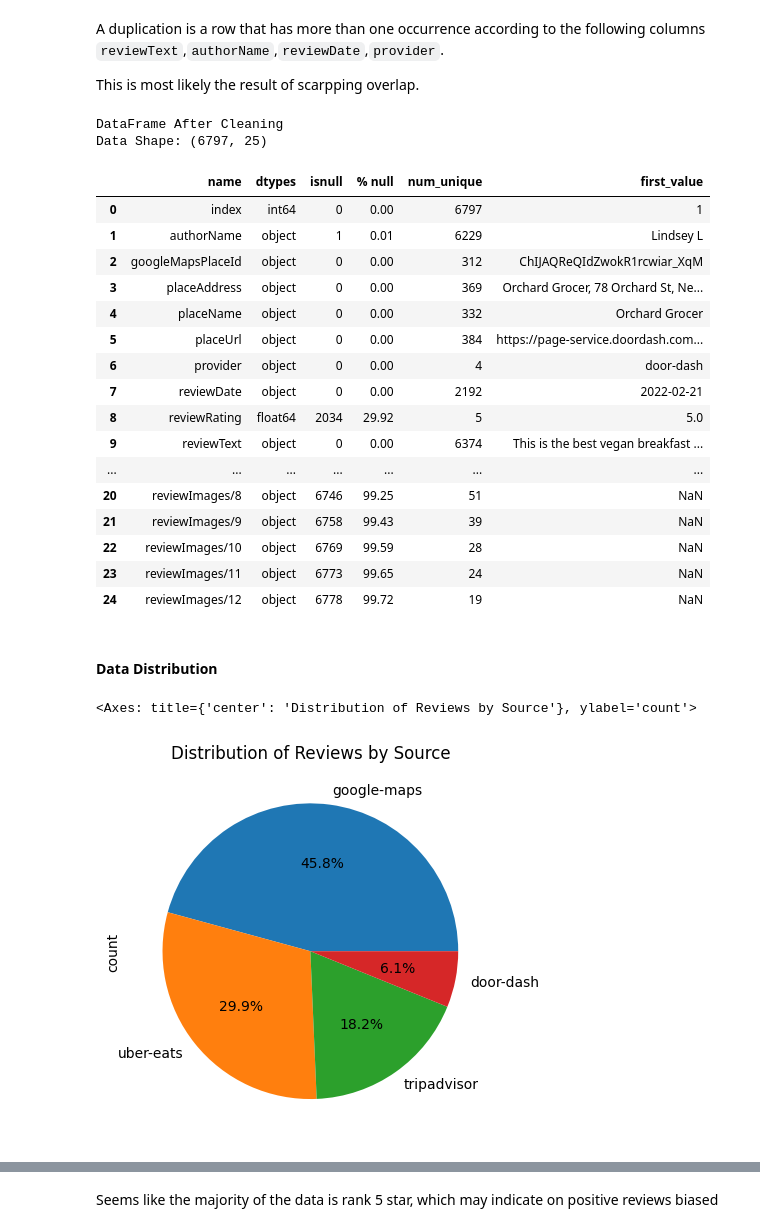
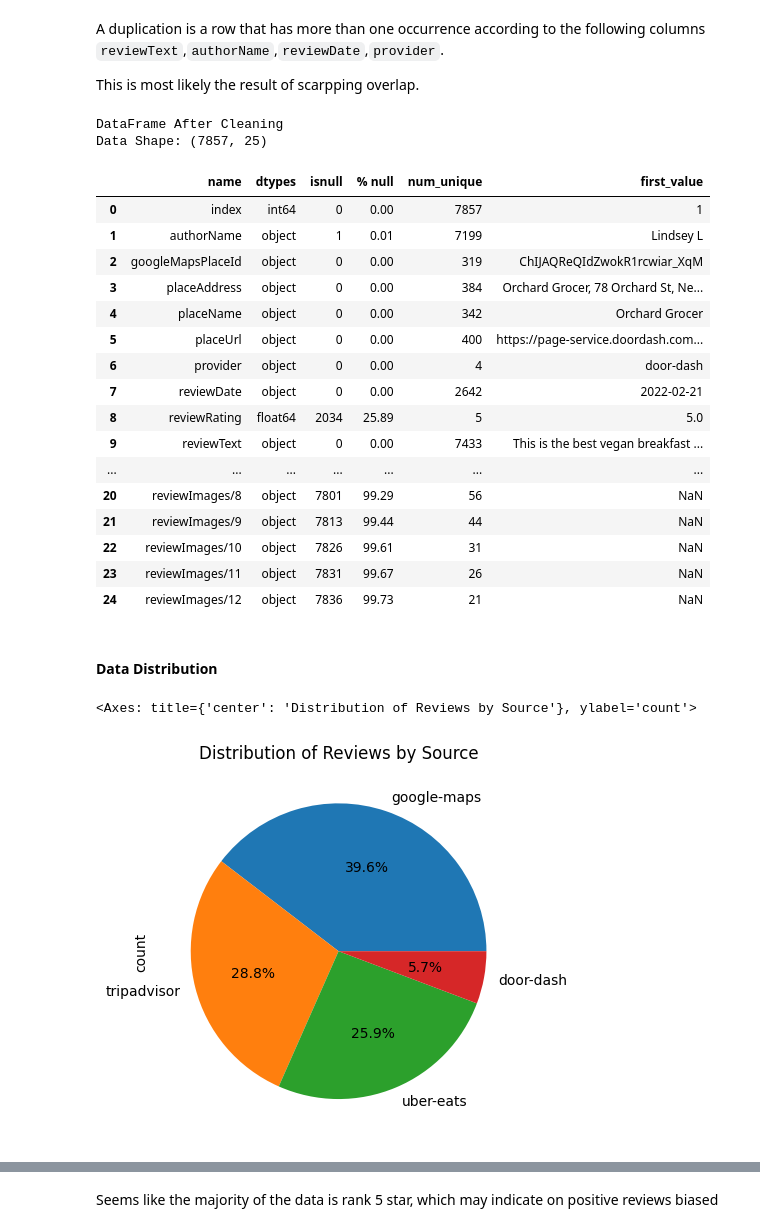
Before and after one commit to gen-git-26/Rreview_Analyzer, a Jupyter notebook: notebooks/eda.ipynb, the cells around one changed output, grey strips where cells are left out. Cells and saved outputs as stored; diff of their text form; code cells hidden in the pictures.

```diff
--- a/notebooks/eda.ipynb
+++ b/notebooks/eda.ipynb
@@ -8,7 +8,7 @@ import seaborn as sns
 # %%
 import os
 
-data_files = ['data_1.csv', 'data_2.csv', 'data_5.csv', 'data_6.csv', 'data_7.csv', 'data_8.csv']
+data_files = ['data_1.csv', 'data_2.csv', 'data_5.csv', 'data_6.csv', 'data_7.csv', 'data_8.csv','data_9.csv']
 data_frames = []
 
 for file in data_files:
@@ -187,36 +189,36 @@ A duplication is a row that has more than one occurrence according to the follow
 This is most likely the result of scarpping overlap.
 # %%
 df = df.drop_duplicates(subset=['reviewText', 'authorName', 'reviewDate', 'provider'], keep='first')
-
+df.to_csv('../data/cleaned_data.csv', index=False)
 print("DataFrame After Cleaning")
 df_info(df)
 # %% [output]
 DataFrame After Cleaning
-Data Shape: (6797, 25)
+Data Shape: (7857, 25)
 |  | name | dtypes | isnull | % null | num_unique | first_value |
-| 0 | index | int64 | 0 | 0.00 | 6797 | 1 |
-| 1 | authorName | object | 1 | 0.01 | 6229 | Lindsey L |
-| 2 | googleMapsPlaceId | object | 0 | 0.00 | 312 | ChIJAQReQIdZwokR1rcwiar_XqM |
-| 3 | placeAddress | object | 0 | 0.00 | 369 | Orchard Grocer, 78 Orchard St, Ne... |
-| 4 | placeName | object | 0 | 0.00 | 332 | Orchard Grocer |
-| 5 | placeUrl | object | 0 | 0.00 | 384 | https://page-service.doordash.com... |
+| 0 | index | int64 | 0 | 0.00 | 7857 | 1 |
+| 1 | authorName | object | 1 | 0.01 | 7199 | Lindsey L |
+| 2 | googleMapsPlaceId | object | 0 | 0.00 | 319 | ChIJAQReQIdZwokR1rcwiar_XqM |
+| 3 | placeAddress | object | 0 | 0.00 | 384 | Orchard Grocer, 78 Orchard St, Ne... |
+| 4 | placeName | object | 0 | 0.00 | 342 | Orchard Grocer |
+| 5 | placeUrl | object | 0 | 0.00 | 400 | https://page-service.doordash.com... |
 | 6 | provider | object | 0 | 0.00 | 4 | door-dash |
-| 7 | reviewDate | object | 0 | 0.00 | 2192 | 2022-02-21 |
-| 8 | reviewRating | float64 | 2034 | 29.92 | 5 | 5.0 |
-| 9 | reviewText | object | 0 | 0.00 | 6374 | This is the best vegan breakfast ... |
+| 7 | reviewDate | object | 0 | 0.00 | 2642 | 2022-02-21 |
+| 8 | reviewRating | float64 | 2034 | 25.89 | 5 | 5.0 |
+| 9 | reviewText | object | 0 | 0.00 | 7433 | This is the best vegan breakfast ... |
 | ... | ... | ... | ... | ... | ... | ... |
-| 20 | reviewImages/8 | object | 6746 | 99.25 | 51 | NaN |
-| 21 | reviewImages/9 | object | 6758 | 99.43 | 39 | NaN |
-| 22 | reviewImages/10 | object | 6769 | 99.59 | 28 | NaN |
-| 23 | reviewImages/11 | object | 6773 | 99.65 | 24 | NaN |
-| 24 | reviewImages/12 | object | 6778 | 99.72 | 19 | NaN |
+| 20 | reviewImages/8 | object | 7801 | 99.29 | 56 | NaN |
+| 21 | reviewImages/9 | object | 7813 | 99.44 | 44 | NaN |
+| 22 | reviewImages/10 | object | 7826 | 99.61 | 31 | NaN |
+| 23 | reviewImages/11 | object | 7831 | 99.67 | 26 | NaN |
+| 24 | reviewImages/12 | object | 7836 | 99.73 | 21 | NaN |
 # %% [markdown]
 #### Data Distribution
 # %%
 df['provider'].value_counts().plot(kind='pie', autopct='%1.1f%%', title='Distribution of Reviews by Source')
 # %% [output]
 <Axes: title={'center': 'Distribution of Reviews by Source'}, ylabel='count'>
-[figure, old version]
+[figure, new version]
 # %%
 ax = df['reviewText'].str.len().plot(kind='hist', bins=100, title='Review Text Length Distribution')
 
```
Also changed, not shown: parts of 12 cells of this notebook.
